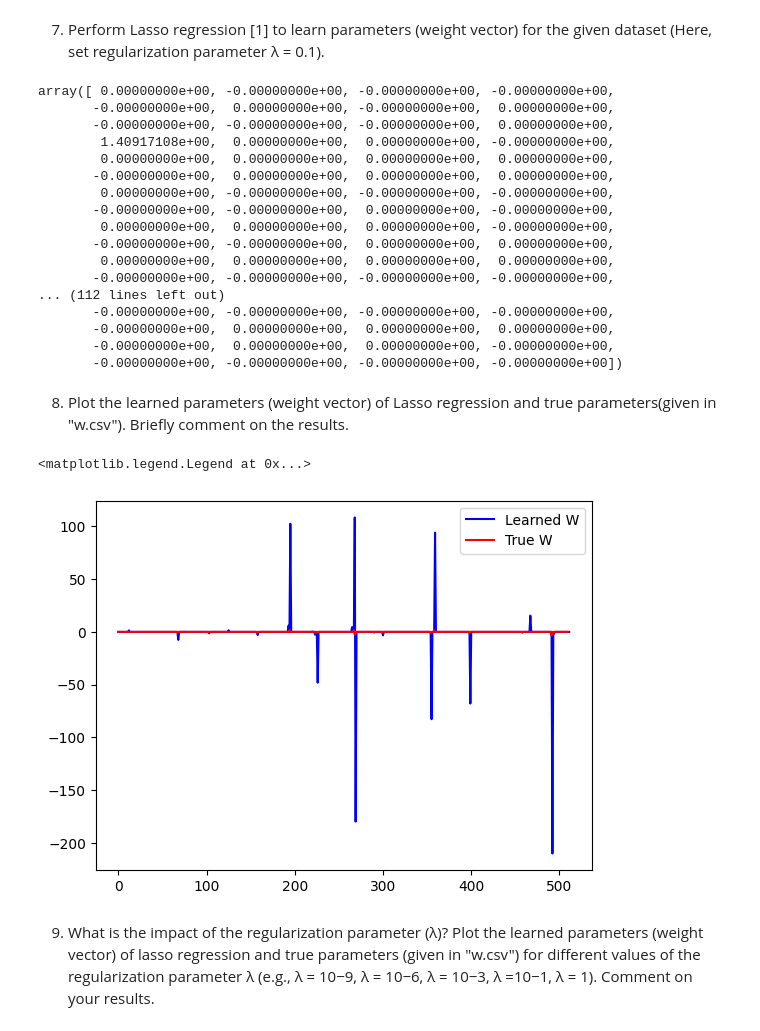
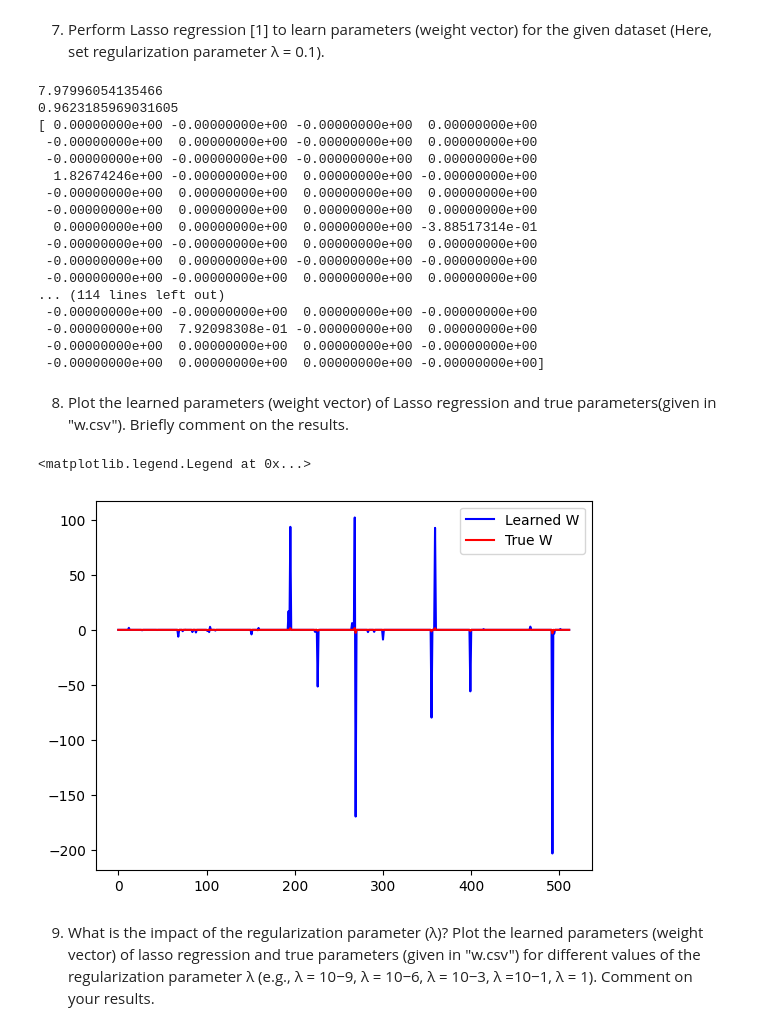
Before and after one commit to kumudu12/EN5870, a Jupyter notebook: Assignment_01_on_Linear_Regression.ipynb, the cells around one changed output. Drawn from its saved outputs; the diff is of its cells as text; code cells hidden in the pictures.

```diff
--- a/Assignment_01_on_Linear_Regression.ipynb
+++ b/Assignment_01_on_Linear_Regression.ipynb
@@ -120,3 +120,12 @@ plt.legend()
 [figure]
 # %% [markdown]
 4.  Perform ridge regression to learn parameters (weight vector) for the given data set (Here, set regularization parameter λ = 0.1).
+# %%
+from sklearn.linear_model import Ridge
+ridge_reg = Ridge(alpha=0.1)
+ridge_reg.fit(df_X_train, df_y_train)
+y_pred_rr= ridge_reg.predict(df_X_test)
+
+print(np.sqrt(mean_squared_error(df_y_test,y_pred_rr)))
+print(r2_score(df_y_test, y_pred_rr))
+print(ridge_reg.coef_)
@@ -285,39 +269,41 @@ plt.plot(df_w, color = 'red', label = 'True W')
 # %% [markdown]
 7.  Perform Lasso regression [1] to learn parameters (weight vector) for the given dataset (Here, set regularization parameter λ = 0.1).
 # %%
-from sklearn import linear_model
-lasso_reg = linear_model.Lasso(alpha=0.1)
-lasso_reg.fit(df_X, df_y)
-#reg.predict()
-lr = lasso_reg.coef_
-lr
+from sklearn.linear_model import Lasso
+lasso_reg = Lasso(alpha=0.1)
+lasso_reg.fit(df_X_train,df_y_train)
+y_pred_lr = lasso_reg.predict(df_X_test)
+
+print(np.sqrt(mean_squared_error(df_y_test,y_pred_lr)))
+print(r2_score(df_y_test, y_pred_lr))
+print(lasso_reg.coef_)
 # %% [output]
-array([ 0.00000000e+00, -0.00000000e+00, -0.00000000e+00, -0.00000000e+00,
-       -0.00000000e+00,  0.00000000e+00, -0.00000000e+00,  0.00000000e+00,
-       -0.00000000e+00, -0.00000000e+00, -0.00000000e+00,  0.00000000e+00,
-        1.40917108e+00,  0.00000000e+00,  0.00000000e+00, -0.00000000e+00,
-        0.00000000e+00,  0.00000000e+00,  0.00000000e+00,  0.00000000e+00,
-       -0.00000000e+00,  0.00000000e+00,  0.00000000e+00,  0.00000000e+00,
-        0.00000000e+00, -0.00000000e+00, -0.00000000e+00, -0.00000000e+00,
-       -0.00000000e+00, -0.00000000e+00,  0.00000000e+00, -0.00000000e+00,
-        0.00000000e+00,  0.00000000e+00,  0.00000000e+00, -0.00000000e+00,
-       -0.00000000e+00, -0.00000000e+00,  0.00000000e+00,  0.00000000e+00,
-        0.00000000e+00,  0.00000000e+00,  0.00000000e+00,  0.00000000e+00,
-       -0.00000000e+00, -0.00000000e+00, -0.00000000e+00, -0.00000000e+00,
-... (112 lines left out)
-       -0.00000000e+00, -0.00000000e+00, -0.00000000e+00, -0.00000000e+00,
-       -0.00000000e+00,  0.00000000e+00,  0.00000000e+00,  0.00000000e+00,
-       -0.00000000e+00,  0.00000000e+00,  0.00000000e+00, -0.00000000e+00,
-       -0.00000000e+00, -0.00000000e+00, -0.00000000e+00, -0.00000000e+00])
+7.97996054135466
+0.9623185969031605
+[ 0.00000000e+00 -0.00000000e+00 -0.00000000e+00  0.00000000e+00
+ -0.00000000e+00  0.00000000e+00 -0.00000000e+00  0.00000000e+00
+ -0.00000000e+00 -0.00000000e+00 -0.00000000e+00  0.00000000e+00
+  1.82674246e+00 -0.00000000e+00  0.00000000e+00 -0.00000000e+00
+ -0.00000000e+00  0.00000000e+00  0.00000000e+00  0.00000000e+00
+ -0.00000000e+00  0.00000000e+00  0.00000000e+00  0.00000000e+00
+  0.00000000e+00  0.00000000e+00  0.00000000e+00 -3.88517314e-01
+ -0.00000000e+00 -0.00000000e+00  0.00000000e+00  0.00000000e+00
+ -0.00000000e+00  0.00000000e+00 -0.00000000e+00 -0.00000000e+00
+ -0.00000000e+00 -0.00000000e+00  0.00000000e+00  0.00000000e+00
+... (114 lines left out)
+ -0.00000000e+00 -0.00000000e+00  0.00000000e+00 -0.00000000e+00
+ -0.00000000e+00  7.92098308e-01 -0.00000000e+00  0.00000000e+00
+ -0.00000000e+00  0.00000000e+00  0.00000000e+00 -0.00000000e+00
+ -0.00000000e+00  0.00000000e+00  0.00000000e+00 -0.00000000e+00]
 # %% [markdown]
 8.  Plot the learned parameters (weight vector) of Lasso regression and true parameters(given in "w.csv"). Briefly comment on the results.
 # %%
-plt.plot(lr, color = 'blue', label = 'Learned W')
+plt.plot(lasso_reg.coef_, color = 'blue', label = 'Learned W')
 plt.plot(df_w, color = 'red', label = 'True W')
 plt.legend()
 # %% [output]
 <matplotlib.legend.Legend at 0x...>
-[figure, old version]
+[figure, new version]
 # %% [markdown]
 9. What is the impact of the regularization parameter (λ)? Plot the learned parameters (weight vector) of lasso regression and true parameters (given in "w.csv") for different values of the regularization parameter λ (e.g., λ = 10−9, λ = 10−6, λ = 10−3, λ =10−1, λ = 1). Comment on your results.
 # %%
```
Also changed, not shown: parts of 16 cells of this notebook.
